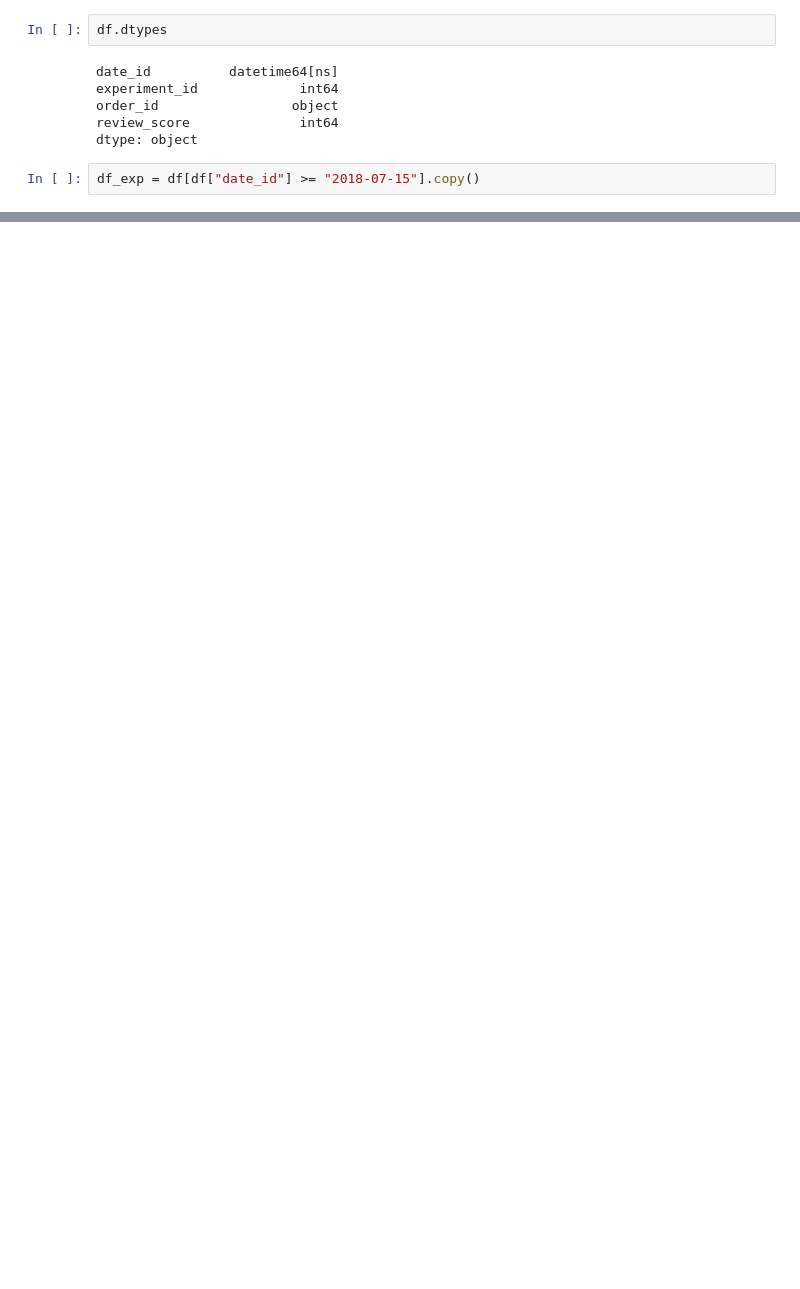
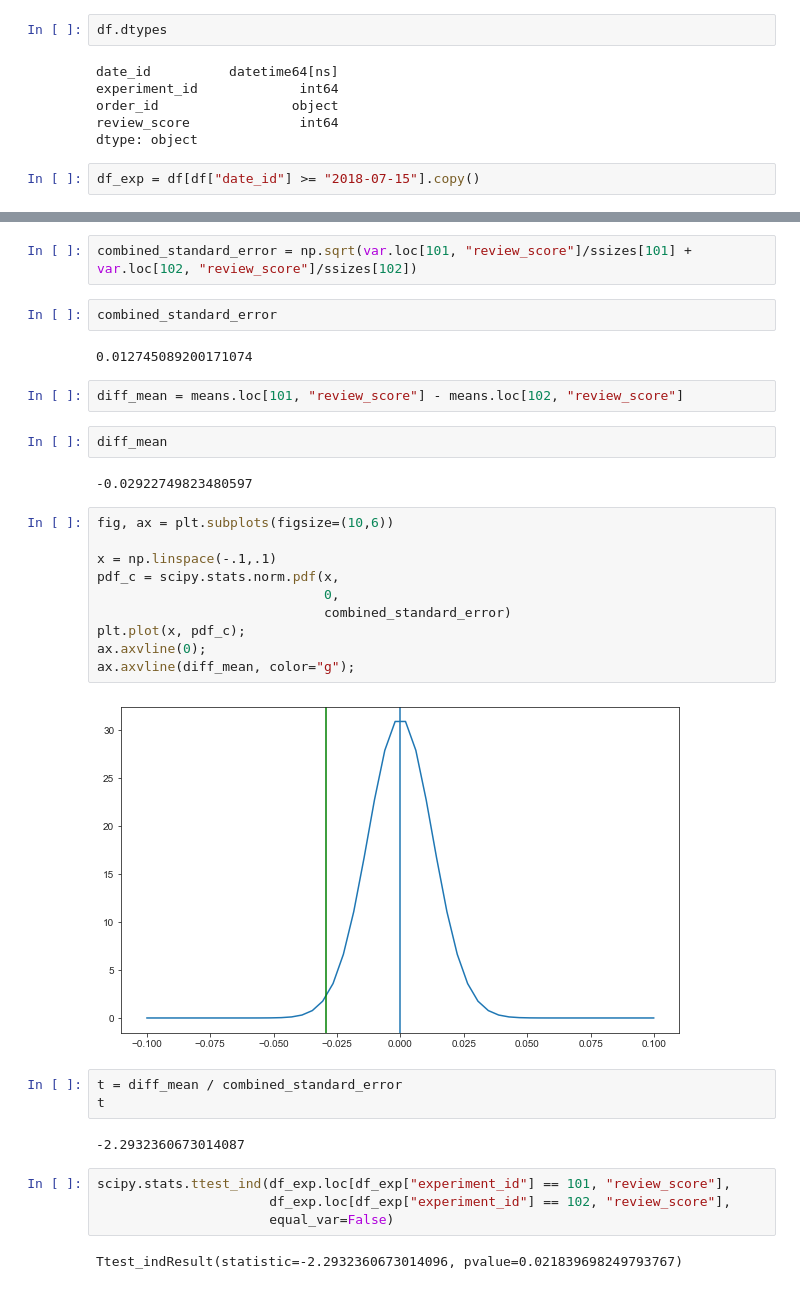
Before and after one commit to mavidvd/data-ber-03-20, a Jupyter notebook: Notes/module_2/week_5/3_analytics-ab_testing.ipynb, the cells around one changed output, grey strips where cells are left out. Drawn from its saved outputs; the diff is of its cells as text; blank space fills up the shorter version.

```diff
--- a/Notes/module_2/week_5/3_analytics-ab_testing.ipynb
+++ b/Notes/module_2/week_5/3_analytics-ab_testing.ipynb
@@ -284,0 +282,35 @@ ax.axvline(means.loc[102, "review_score"], color="g");
+# %%
+combined_standard_error = np.sqrt(var.loc[101, "review_score"]/ssizes[101] + var.loc[102, "review_score"]/ssizes[102])
+# %%
+combined_standard_error
+# %% [output]
+0.012745089200171074
+# %%
+diff_mean = means.loc[101, "review_score"] - means.loc[102, "review_score"]
+# %%
+diff_mean
+# %% [output]
+-0.02922749823480597
+# %%
+fig, ax = plt.subplots(figsize=(10,6))
+
+x = np.linspace(-.1,.1)
+pdf_c = scipy.stats.norm.pdf(x,
+                             0,
+                             combined_standard_error)
+plt.plot(x, pdf_c);
+ax.axvline(0);
+ax.axvline(diff_mean, color="g");
+# %% [output]
+[figure, added]
+# %%
+t = diff_mean / combined_standard_error
+t
+# %% [output]
+-2.2932360673014087
+# %%
+scipy.stats.ttest_ind(df_exp.loc[df_exp["experiment_id"] == 101, "review_score"],
+                      df_exp.loc[df_exp["experiment_id"] == 102, "review_score"],
+                      equal_var=False)
+# %% [output]
+Ttest_indResult(statistic=-2.2932360673014096, pvalue=0.021839698249793767)
```
Also changed, not shown: parts of 15 cells of this notebook, 1 other file.
